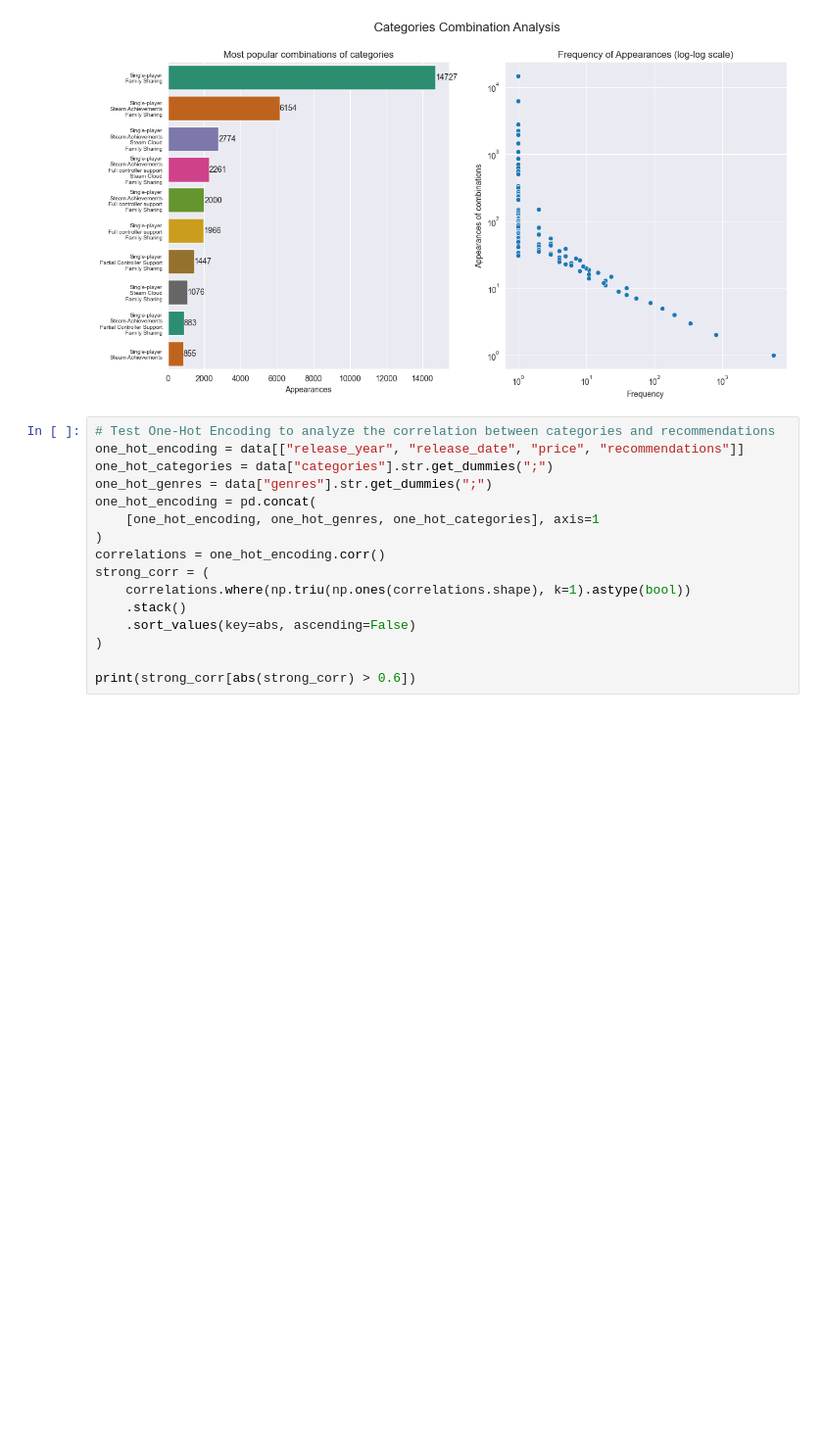
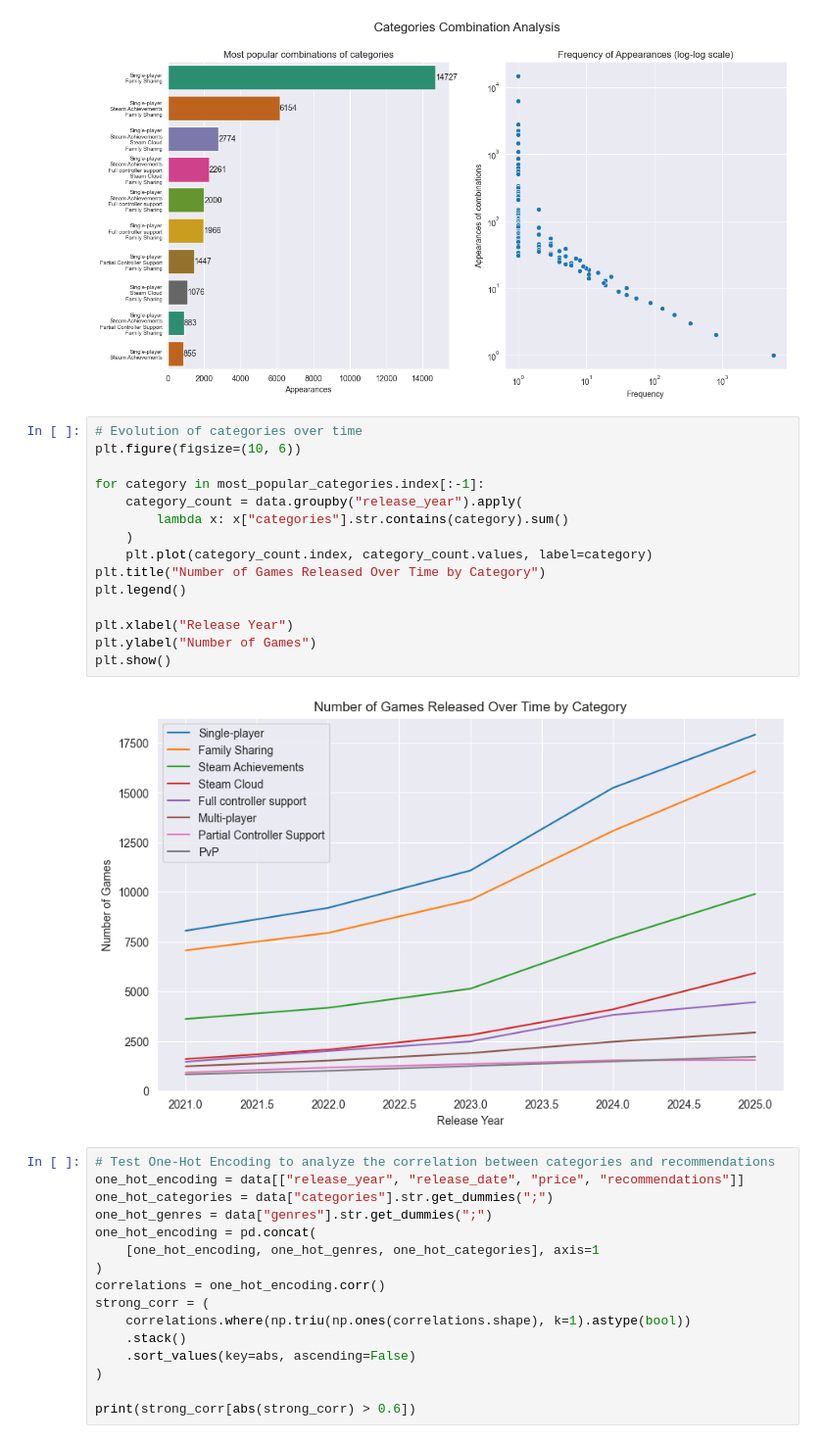
Before and after one commit to MCAlberto55/steam-games-analysis, a Jupyter notebook: notebooks/eda_analysis.ipynb, the cells around one changed output. Shown at 98% size. Cells and saved outputs as stored; diff of their text form; blank space fills up the shorter version.

Commit message:
Answer categories research question

```diff
--- a/notebooks/eda_analysis.ipynb
+++ b/notebooks/eda_analysis.ipynb
@@ -391,6 +391,23 @@ Passing `palette` without assigning `hue` is deprecated and will be removed in v
 
   popular_categories_combinations_plot = sns.barplot(
 [figure]
+# %%
+# Evolution of categories over time
+plt.figure(figsize=(10, 6))
+
+for category in most_popular_categories.index[:-1]:
+    category_count = data.groupby("release_year").apply(
+        lambda x: x["categories"].str.contains(category).sum()
+    )
+    plt.plot(category_count.index, category_count.values, label=category)
+plt.title("Number of Games Released Over Time by Category")
+plt.legend()
+
+plt.xlabel("Release Year")
+plt.ylabel("Number of Games")
+plt.show()
+# %% [output]
+[figure, added]
 # %%
 # Test One-Hot Encoding to analyze the correlation between categories and recommendations
 one_hot_encoding = data[["release_year", "release_date", "price", "recommendations"]]
```
